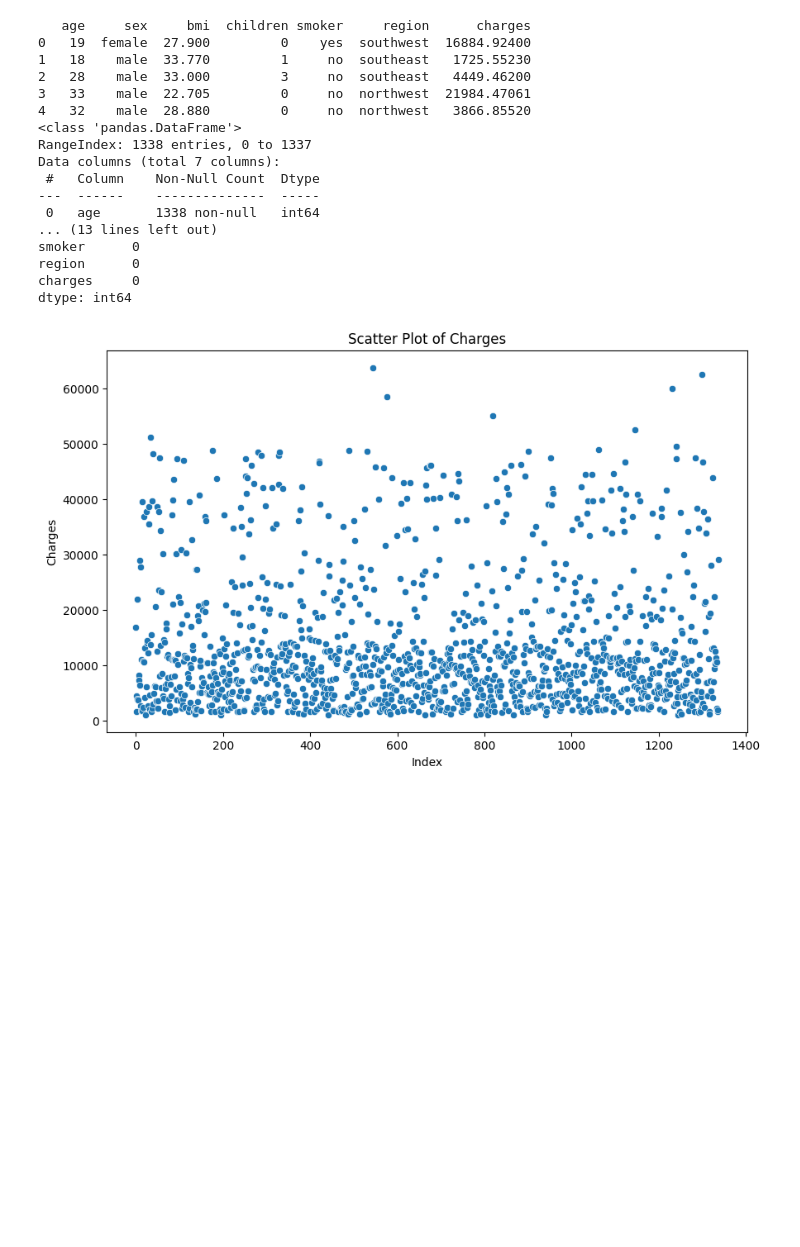
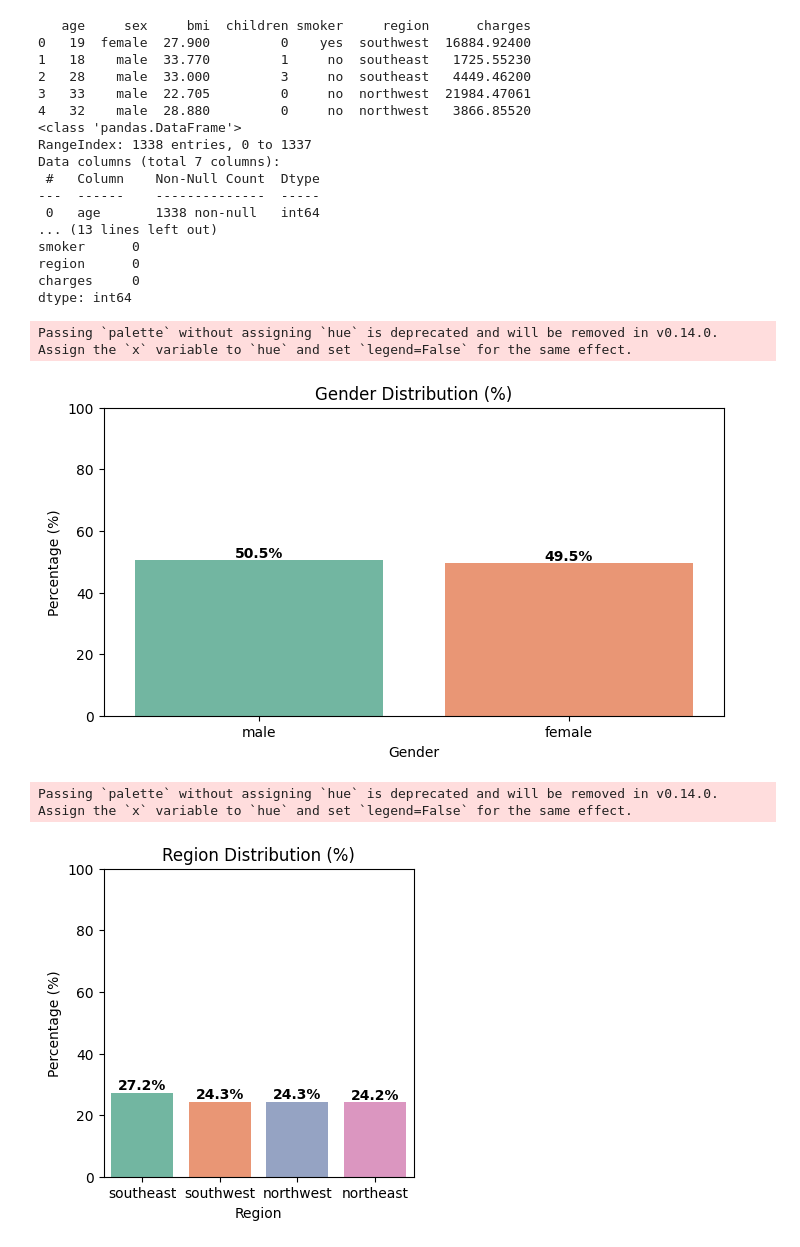
Before and after one commit to cowardclaire/sales-report-numpy, a Jupyter notebook: OneDrive/Documents/vs-code-projects/health-insurance-project/my-jupyter-notebook.ipynb, the cells around one changed output. Drawn from its saved outputs; the diff is of its cells as text; code cells hidden in the pictures; blank space fills up the shorter version.

Commit message:
updating with graphs

```diff
--- a/OneDrive/Documents/vs-code-projects/health-insurance-project/my-jupyter-notebook.ipynb
+++ b/OneDrive/Documents/vs-code-projects/health-insurance-project/my-jupyter-notebook.ipynb
@@ -4,6 +4,9 @@ import numpy as np
 import matplotlib.pyplot as plt
 import seaborn as sns
 import sklearn as sk
+import plotly.express as px
+import plotly.graph_objects as go
+from plotly.subplots import make_subplots
 
 #checking data loaded correctly, showing first few rows and info
 
@@ -13,14 +16,6 @@ print(df.info())
 
 #checking for missing values
 print(df.isnull().sum())
-
-#check for outliers in the 'charges' column using a scatter plot
-plt.figure(figsize=(10, 6))
-sns.scatterplot(x=df.index, y='charges', data=df)
-plt.title('Scatter Plot of Charges')
-plt.xlabel('Index')
-plt.ylabel('Charges')
-plt.show()
 # %% [output]
    age     sex     bmi  children smoker     region      charges
 0   19  female  27.900         0    yes  southwest  16884.92400
@@ -39,4 +34,33 @@ smoker      0
 region      0
 charges     0
 dtype: int64
-[figure, removed]
+# %%
+
+#gender distribution by percentage
+gender_pct = (df['sex'].value_counts() / len(df) * 100)
+plt.figure(figsize=(8, 4))
+sns.barplot(x=gender_pct.index, y=gender_pct.values, palette='Set2')
+plt.title('Gender Distribution (%)')
+plt.xlabel('Gender')
+plt.ylabel('Percentage (%)')
+plt.ylim(0, 100)
+for i, v in enumerate(gender_pct.values):
+    plt.text(i, v + 1, f'{v:.1f}%', ha='center', fontweight='bold')
+plt.show()
+
+#region distribution by percentage
+region_pct = (df['region'].value_counts() / len(df) * 100)
+plt.figure(figsize=(4,4))
+sns.barplot(x=region_pct.index, y=region_pct.values, palette='Set2')
+plt.title('Region Distribution (%)')
+plt.xlabel('Region')
+plt.ylabel('Percentage (%)')
+plt.ylim(0, 100)
+for i, v in enumerate(region_pct.values):
+    plt.text(i, v + 1, f'{v:.1f}%', ha='center', fontweight='bold')
+plt.show()
+# %% [output]
+Passing `palette` without assigning `hue` is deprecated and will be removed in v0.14.0. Assign the `x` variable to `hue` and set `legend=False` for the same effect.
+[figure, added]
+Passing `palette` without assigning `hue` is deprecated and will be removed in v0.14.0. Assign the `x` variable to `hue` and set `legend=False` for the same effect.
+[figure, added]
```
Also changed, not shown: parts of 2 cells of this notebook.
